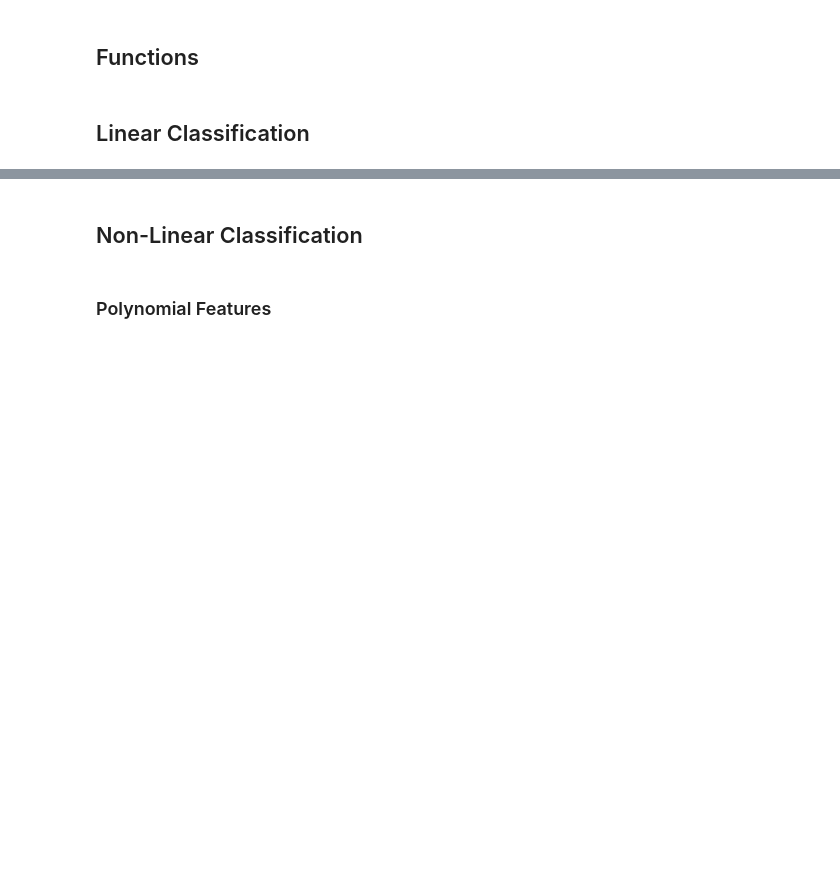
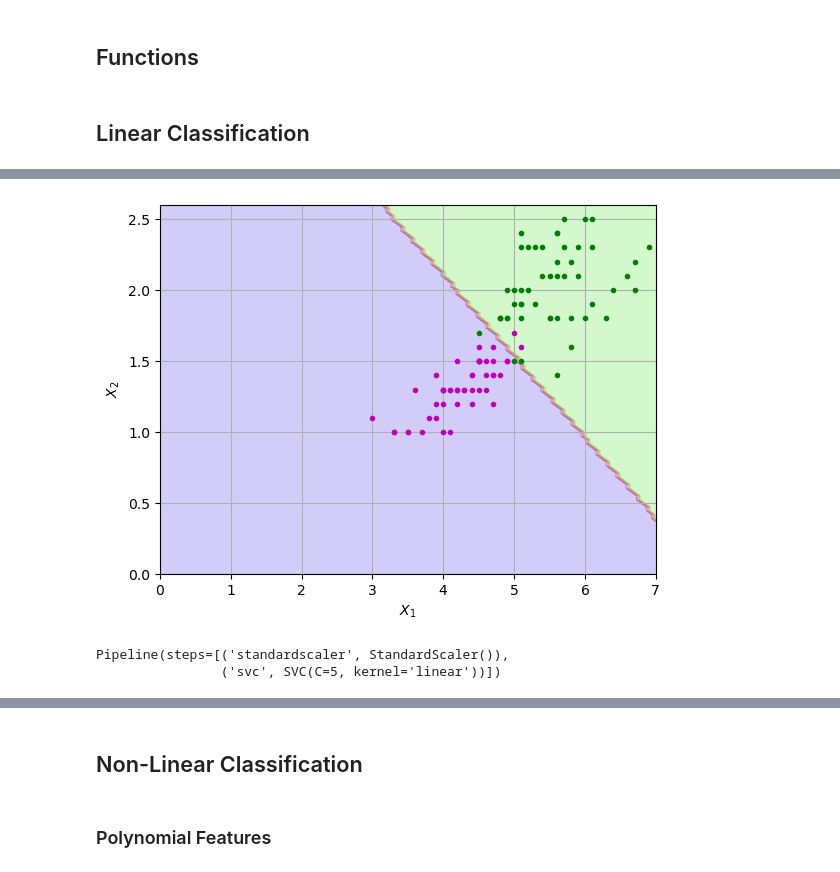
Before and after one commit to JuanPabloRodriguezC/SupportVectorMachines, a Jupyter notebook: support_vector_machines.ipynb, the cells around one changed output, grey strips where cells are left out. Saved outputs shown, nothing was run; the diff lists cells and outputs as text; code cells hidden in the pictures; blank space fills up the shorter version.

```diff
--- a/support_vector_machines.ipynb
+++ b/support_vector_machines.ipynb
@@ -70,5 +72,5 @@ X_scaled = scaler.fit_transform(X)
 C=5
 alpha=0.05
 # %%
-linear_svm = LinearSVC(C=C, loss="hinge", dual=True)
-linear_svm.fit(X_scaled,y)
+linear_svm = make_pipeline(StandardScaler(), LinearSVC(C=C, loss="hinge", dual=True))
+linear_svm.fit(X,y)
@@ -75,3 +80,10 @@ linear_svm.fit(X_scaled,y)
+# %%
+plot_decision_function(X_class0, X_class1, linear_svm, [0,7,0,2.6])
+# %% [output]
+[figure, added]
 # %%
-svc_clf = SVC(kernel="linear", C=C)
-svc_clf.fit(X_scaled,y)
+svc_clf = make_pipeline(StandardScaler(), SVC(kernel="linear", C=C))
+svc_clf.fit(X,y)
+# %% [output]
+Pipeline(steps=[('standardscaler', StandardScaler()),
+                ('svc', SVC(C=5, kernel='linear'))])
```
Also changed, not shown: parts of 57 cells of this notebook.
